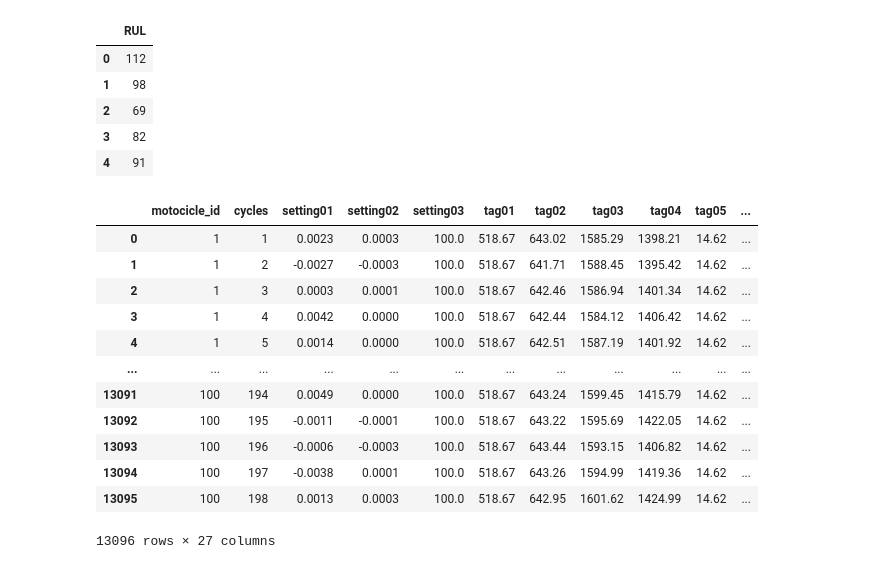
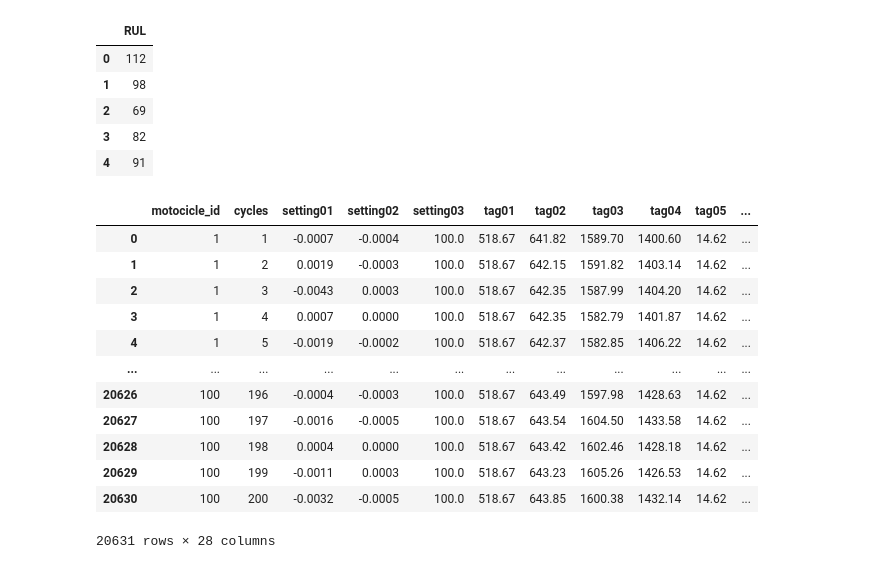
Before and after one commit to ailsonguedes/Prognostics-Center---Data--Science-Repository, a Jupyter notebook: datanotebook.ipynb, the cells around one changed output. Saved outputs shown, nothing was run; the diff lists cells and outputs as text; code cells hidden in the pictures.

```diff
--- a/datanotebook.ipynb
+++ b/datanotebook.ipynb
@@ -147,45 +148,55 @@ dfrul01.head()
 | 3 | 82 |
 | 4 | 91 |
 # %%
+#specify the columns to sum
 
-#specify the columns to sum
-cols = ["tag01",
+settingCols = ['setting01',
+        'setting02',
+        'setting03',
+        ]
+
+tagCols = [ "tag01",
         "tag02",
         "tag03",
         "tag04",
         "tag05",
         "tag06",
         "tag07",
         "tag08",
         "tag09",
         "tag10",
         "tag11",
         "tag12",
         "tag13",
         "tag14",
         "tag15",
         "tag16",
         "tag17",
         "tag18",
         "tag19",
         "tag20",
         "tag21",]
 
 #find sum of columns specified
-result = dftest01['soma'] = dftest01[cols].sum(axis=1)
+resultTestSetting = dftest01['somaSetting'] = dftest01[settingCols].sum(axis=1)
+resultTestTag = dftest01['somaTag'] = dftest01[tagCols].sum(axis=1)
 
-dftest01
+resultTrainSetting = dftrain01['somaSetting'] = dftrain01[settingCols].sum(axis=1)
+resultTrainTag = dftrain01['somaTag'] = dftrain01[tagCols].sum(axis=1)
+
+
+dftrain01
 # %% [output]
 |  | motocicle_id | cycles | setting01 | setting02 | setting03 | tag01 | tag02 | tag03 | tag04 | tag05 | ... |
-| 0 | 1 | 1 | 0.0023 | 0.0003 | 100.0 | 518.67 | 643.02 | 1585.29 | 1398.21 | 14.62 | ... |
-| 1 | 1 | 2 | -0.0027 | -0.0003 | 100.0 | 518.67 | 641.71 | 1588.45 | 1395.42 | 14.62 | ... |
-| 2 | 1 | 3 | 0.0003 | 0.0001 | 100.0 | 518.67 | 642.46 | 1586.94 | 1401.34 | 14.62 | ... |
-| 3 | 1 | 4 | 0.0042 | 0.0000 | 100.0 | 518.67 | 642.44 | 1584.12 | 1406.42 | 14.62 | ... |
-| 4 | 1 | 5 | 0.0014 | 0.0000 | 100.0 | 518.67 | 642.51 | 1587.19 | 1401.92 | 14.62 | ... |
+| 0 | 1 | 1 | -0.0007 | -0.0004 | 100.0 | 518.67 | 641.82 | 1589.70 | 1400.60 | 14.62 | ... |
+| 1 | 1 | 2 | 0.0019 | -0.0003 | 100.0 | 518.67 | 642.15 | 1591.82 | 1403.14 | 14.62 | ... |
+| 2 | 1 | 3 | -0.0043 | 0.0003 | 100.0 | 518.67 | 642.35 | 1587.99 | 1404.20 | 14.62 | ... |
+| 3 | 1 | 4 | 0.0007 | 0.0000 | 100.0 | 518.67 | 642.35 | 1582.79 | 1401.87 | 14.62 | ... |
+| 4 | 1 | 5 | -0.0019 | -0.0002 | 100.0 | 518.67 | 642.37 | 1582.85 | 1406.22 | 14.62 | ... |
 | ... | ... | ... | ... | ... | ... | ... | ... | ... | ... | ... | ... |
-| 13091 | 100 | 194 | 0.0049 | 0.0000 | 100.0 | 518.67 | 643.24 | 1599.45 | 1415.79 | 14.62 | ... |
-| 13092 | 100 | 195 | -0.0011 | -0.0001 | 100.0 | 518.67 | 643.22 | 1595.69 | 1422.05 | 14.62 | ... |
-| 13093 | 100 | 196 | -0.0006 | -0.0003 | 100.0 | 518.67 | 643.44 | 1593.15 | 1406.82 | 14.62 | ... |
-| 13094 | 100 | 197 | -0.0038 | 0.0001 | 100.0 | 518.67 | 643.26 | 1594.99 | 1419.36 | 14.62 | ... |
-| 13095 | 100 | 198 | 0.0013 | 0.0003 | 100.0 | 518.67 | 642.95 | 1601.62 | 1424.99 | 14.62 | ... |
+| 20626 | 100 | 196 | -0.0004 | -0.0003 | 100.0 | 518.67 | 643.49 | 1597.98 | 1428.63 | 14.62 | ... |
+| 20627 | 100 | 197 | -0.0016 | -0.0005 | 100.0 | 518.67 | 643.54 | 1604.50 | 1433.58 | 14.62 | ... |
+| 20628 | 100 | 198 | 0.0004 | 0.0000 | 100.0 | 518.67 | 643.42 | 1602.46 | 1428.18 | 14.62 | ... |
+| 20629 | 100 | 199 | -0.0011 | 0.0003 | 100.0 | 518.67 | 643.23 | 1605.26 | 1426.53 | 14.62 | ... |
+| 20630 | 100 | 200 | -0.0032 | -0.0005 | 100.0 | 518.67 | 643.85 | 1600.38 | 1432.14 | 14.62 | ... |
-13096 rows × 27 columns
+20631 rows × 28 columns
```
Also changed, not shown: parts of 6 cells of this notebook.
